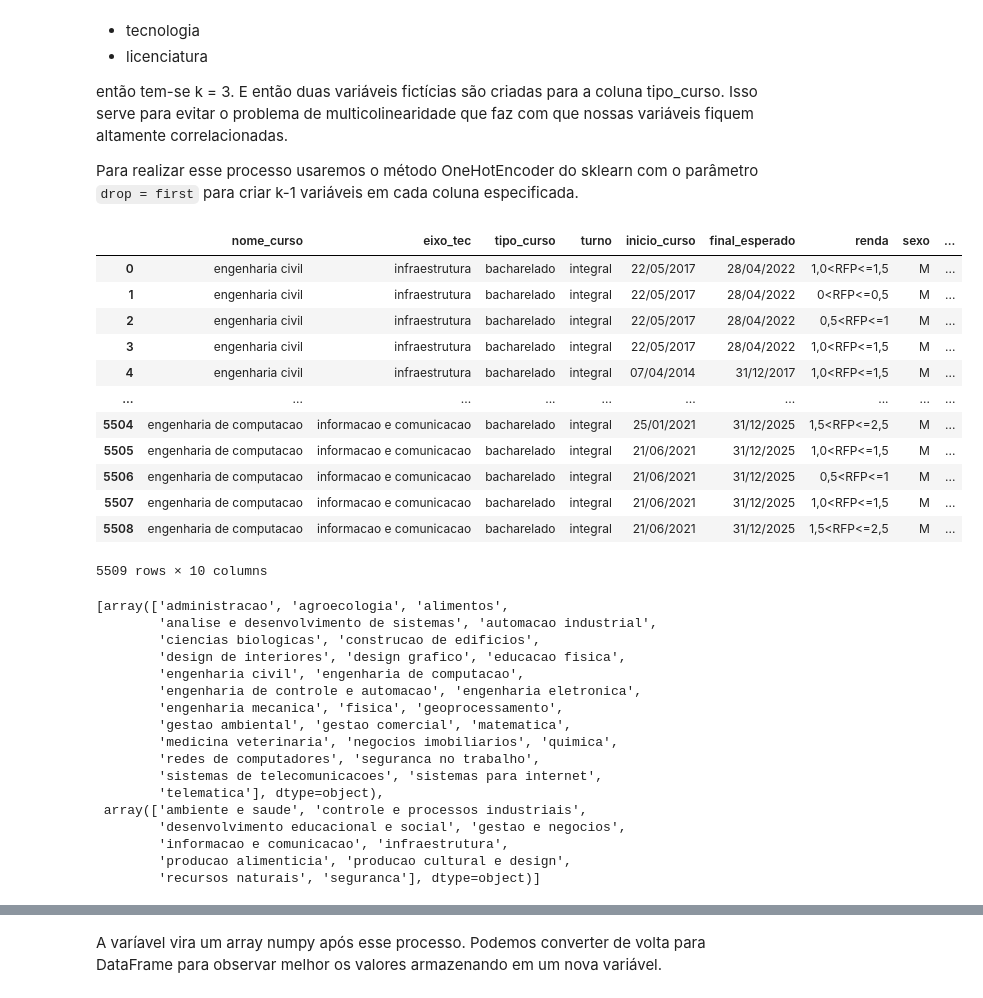
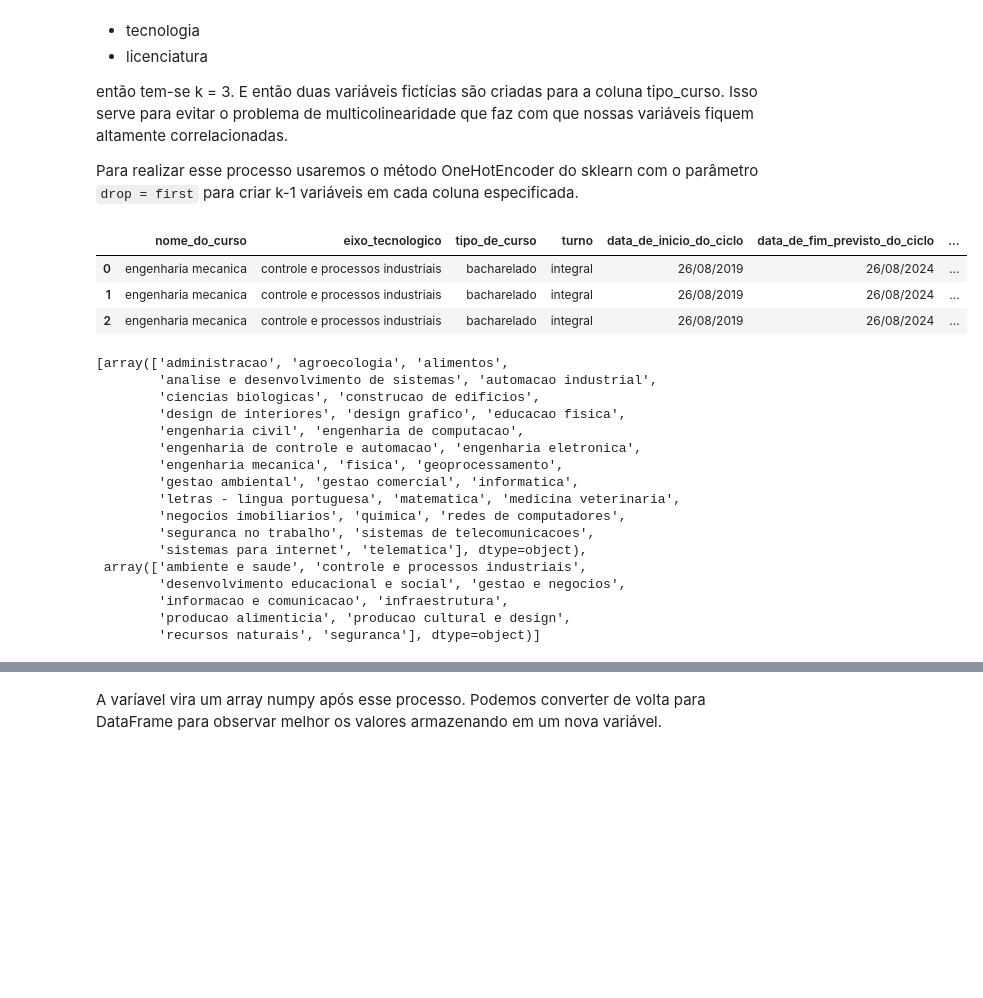
Before and after one commit to math3usvalenca/machine-learning-no-combate-a-evasao-estudantil, a Jupyter notebook: aplicacao-de-algoritmos/machine_learning.ipynb, the cells around one changed output, grey strips where cells are left out. Drawn from its saved outputs; the diff is of its cells as text; code cells hidden in the pictures; blank space fills up the shorter version.

```diff
--- a/aplicacao-de-algoritmos/machine_learning.ipynb
+++ b/aplicacao-de-algoritmos/machine_learning.ipynb
@@ -25,6 +33,6 @@ warnings.filterwarnings("ignore")
 # %% [markdown]
 Lendo a base de dados e dispensando as colunas desnecessárias.
 # %%
-data = pd.read_csv('data.csv',sep=',', usecols = lambda column:column not in ['Unnamed: 0','cod_curso','cod_matricula','cod_ciclo_matricula'])
+data = pd.read_csv('student_data.csv',sep=',', usecols = lambda column:column not in ['cod_curso','codigo_da_matricula','codigo_do_ciclo_matricula'])
 data.head()
 # %% [output]
@@ -43,14 +51,17 @@ Separando os dados.
 # %%
-X = data.loc[:,['nome_curso',
- 'carga_horaria',
- 'eixo_tec',
- 'fator_esforco',
- 'tipo_curso',
+X = data.loc[:,['nome_do_curso',
+ 'carga_horaria_do_curso',
+ 'eixo_tecnologico',
+ 'fator_de_esforco_de_curso',
+ 'tipo_de_curso',
  'turno',
- 'inicio_curso',
- 'final_esperado',
+ 'data_de_inicio_do_ciclo',
+ 'data_de_fim_previsto_do_ciclo',
  'renda',
  'sexo',
+ 'idade',
+ 'unidade_de_ensino',
+ 'mes_de_ocorrencia_da_situacao',
  'faixa_etaria',
  'cor']]
 X.head(3)
@@ -91,21 +99,14 @@ enc = OneHotEncoder(handle_unknown='ignore',drop='first')
 # %%
 # guardando as varáveis categóricas
-X_cat = X[['nome_curso','eixo_tec','tipo_curso','turno','inicio_curso','final_esperado','renda','sexo','faixa_etaria','cor']]
-X_cat
+X_cat = X[['nome_do_curso','eixo_tecnologico',
+           'tipo_de_curso','turno','data_de_inicio_do_ciclo','data_de_fim_previsto_do_ciclo','renda','sexo','faixa_etaria','cor',
+           'unidade_de_ensino','mes_de_ocorrencia_da_situacao']]
+X_cat.head(3)
 # %% [output]
-|  | nome_curso | eixo_tec | tipo_curso | turno | inicio_curso | final_esperado | renda | sexo | ... |
-| 0 | engenharia civil | infraestrutura | bacharelado | integral | 22/05/2017 | 28/04/2022 | 1,0<RFP<=1,5 | M | ... |
-| 1 | engenharia civil | infraestrutura | bacharelado | integral | 22/05/2017 | 28/04/2022 | 0<RFP<=0,5 | M | ... |
-| 2 | engenharia civil | infraestrutura | bacharelado | integral | 22/05/2017 | 28/04/2022 | 0,5<RFP<=1 | M | ... |
-| 3 | engenharia civil | infraestrutura | bacharelado | integral | 22/05/2017 | 28/04/2022 | 1,0<RFP<=1,5 | M | ... |
-| 4 | engenharia civil | infraestrutura | bacharelado | integral | 07/04/2014 | 31/12/2017 | 1,0<RFP<=1,5 | M | ... |
-| ... | ... | ... | ... | ... | ... | ... | ... | ... | ... |
-| 5504 | engenharia de computacao | informacao e comunicacao | bacharelado | integral | 25/01/2021 | 31/12/2025 | 1,5<RFP<=2,5 | M | ... |
-| 5505 | engenharia de computacao | informacao e comunicacao | bacharelado | integral | 21/06/2021 | 31/12/2025 | 1,0<RFP<=1,5 | M | ... |
-| 5506 | engenharia de computacao | informacao e comunicacao | bacharelado | integral | 21/06/2021 | 31/12/2025 | 0,5<RFP<=1 | M | ... |
-| 5507 | engenharia de computacao | informacao e comunicacao | bacharelado | integral | 21/06/2021 | 31/12/2025 | 1,0<RFP<=1,5 | M | ... |
-| 5508 | engenharia de computacao | informacao e comunicacao | bacharelado | integral | 21/06/2021 | 31/12/2025 | 1,5<RFP<=2,5 | M | ... |
+|  | nome_do_curso | eixo_tecnologico | tipo_de_curso | turno | data_de_inicio_do_ciclo | data_de_fim_previsto_do_ciclo | ... |
+| 0 | engenharia mecanica | controle e processos industriais | bacharelado | integral | 26/08/2019 | 26/08/2024 | ... |
+| 1 | engenharia mecanica | controle e processos industriais | bacharelado | integral | 26/08/2019 | 26/08/2024 | ... |
+| 2 | engenharia mecanica | controle e processos industriais | bacharelado | integral | 26/08/2019 | 26/08/2024 | ... |
-5509 rows × 10 columns
 # %%
 X_encoded = enc.fit_transform(X_cat).toarray() # codificando as variáveis categóricas
 # %%
@@ -118,11 +119,11 @@ enc.categories_[:2]
         'engenharia civil', 'engenharia de computacao',
         'engenharia de controle e automacao', 'engenharia eletronica',
         'engenharia mecanica', 'fisica', 'geoprocessamento',
-        'gestao ambiental', 'gestao comercial', 'matematica',
-        'medicina veterinaria', 'negocios imobiliarios', 'quimica',
-        'redes de computadores', 'seguranca no trabalho',
-        'sistemas de telecomunicacoes', 'sistemas para internet',
-        'telematica'], dtype=object),
+        'gestao ambiental', 'gestao comercial', 'informatica',
+        'letras - lingua portuguesa', 'matematica', 'medicina veterinaria',
+        'negocios imobiliarios', 'quimica', 'redes de computadores',
+        'seguranca no trabalho', 'sistemas de telecomunicacoes',
+        'sistemas para internet', 'telematica'], dtype=object),
  array(['ambiente e saude', 'controle e processos industriais',
         'desenvolvimento educacional e social', 'gestao e negocios',
         'informacao e comunicacao', 'infraestrutura',
```
Also changed, not shown: parts of 126 cells of this notebook.
